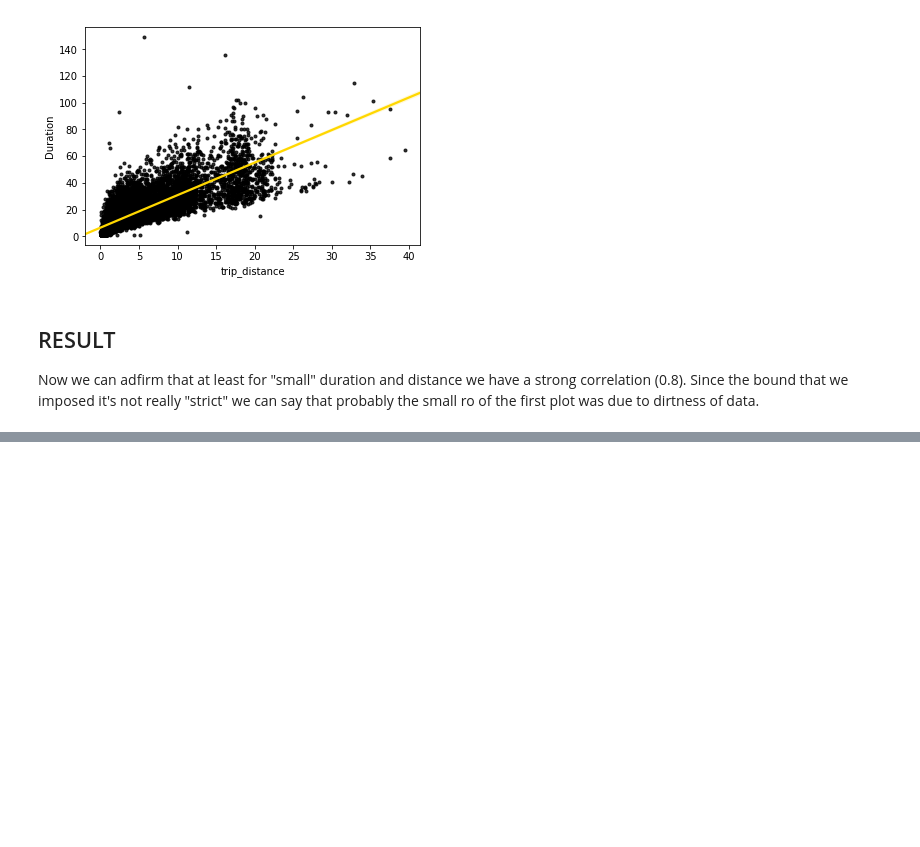
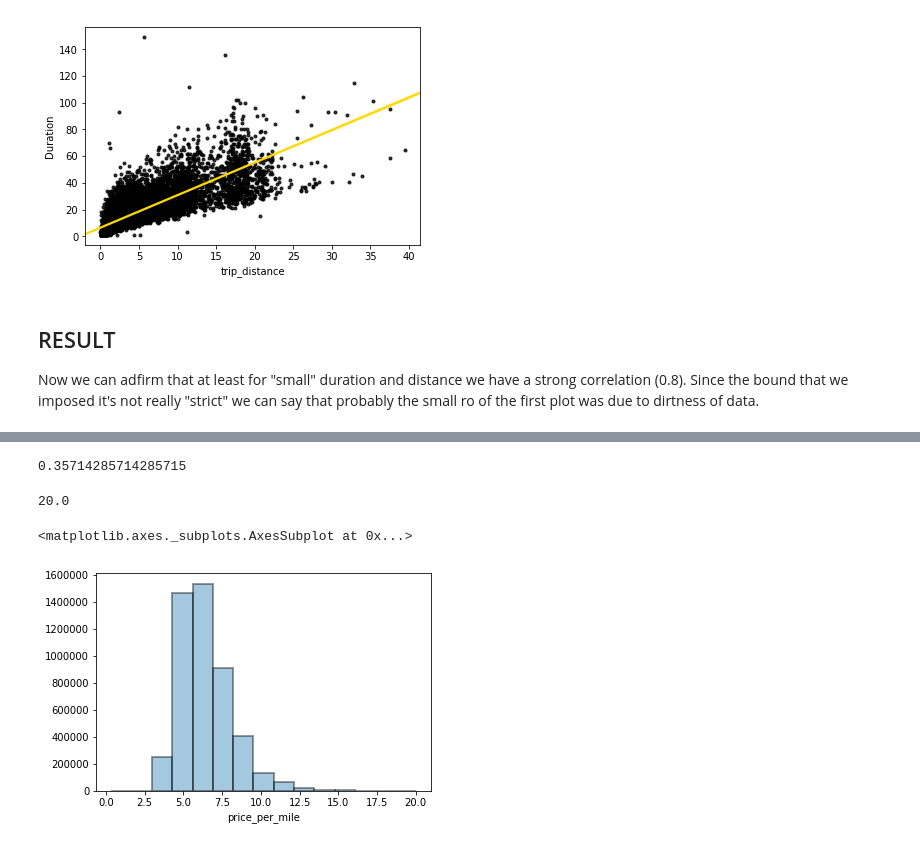
Before and after one commit to EgonFerri/ADM-HM2, a Jupyter notebook: HMW2_OFFICIALFILE.ipynb, the cells around one changed output, grey strips where cells are left out. Cells and saved outputs as stored; diff of their text form; code cells hidden in the pictures; blank space fills up the shorter version.

```diff
--- a/HMW2_OFFICIALFILE.ipynb
+++ b/HMW2_OFFICIALFILE.ipynb
@@ -1516,0 +1631,14 @@ Since the bound that we imposed it's not really "strict" we can say that probabl
+# %%
+df.drop(columns = ['trip_distance', 'fare_amount'], inplace=True)
+# %%
+#Read 'taxi_zone_lookup' dataset
+borough = pd.read_csv(r"C:\Users\Egon\Desktop\Universita\ADM\homework2\dati\taxi_zone_lookup.csv", usecols = ['LocationID', 'Borough'])
+# %%
+#Merge df and borough
+
+result = pd.merge(df,
+                 borough,
+                 left_on='PULocationID',
+                 right_on='LocationID',
+                 how='inner'
+                 )
@@ -1516,0 +1648,15 @@ Since the bound that we imposed it's not really "strict" we can say that probabl
+# %%
+result.drop(columns = ['PULocationID', 'LocationID'], inplace =  True)
+# %%
+result['price_per_mile'].min()
+# %% [output]
+0.35714285714285715
+# %%
+result['price_per_mile'].max()
+# %% [output]
+20.0
+# %%
+sns.distplot(result['price_per_mile'], kde=False, bins=15, hist_kws=dict(edgecolor="k", linewidth=2))
+# %% [output]
+<matplotlib.axes._subplots.AxesSubplot at 0x...>
+[figure, added]
```
Also changed, not shown: parts of 43 cells of this notebook.
